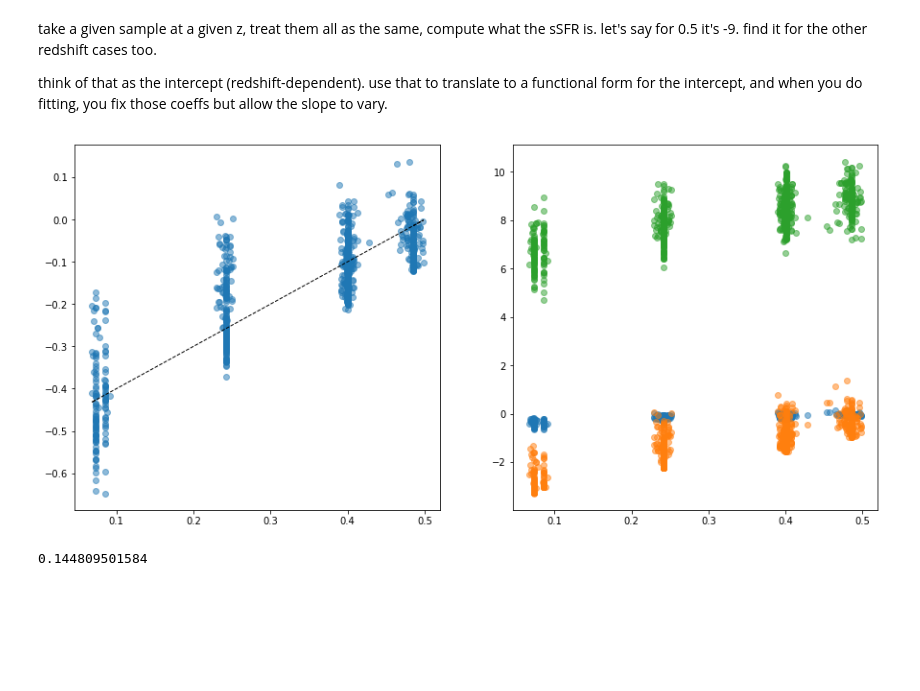
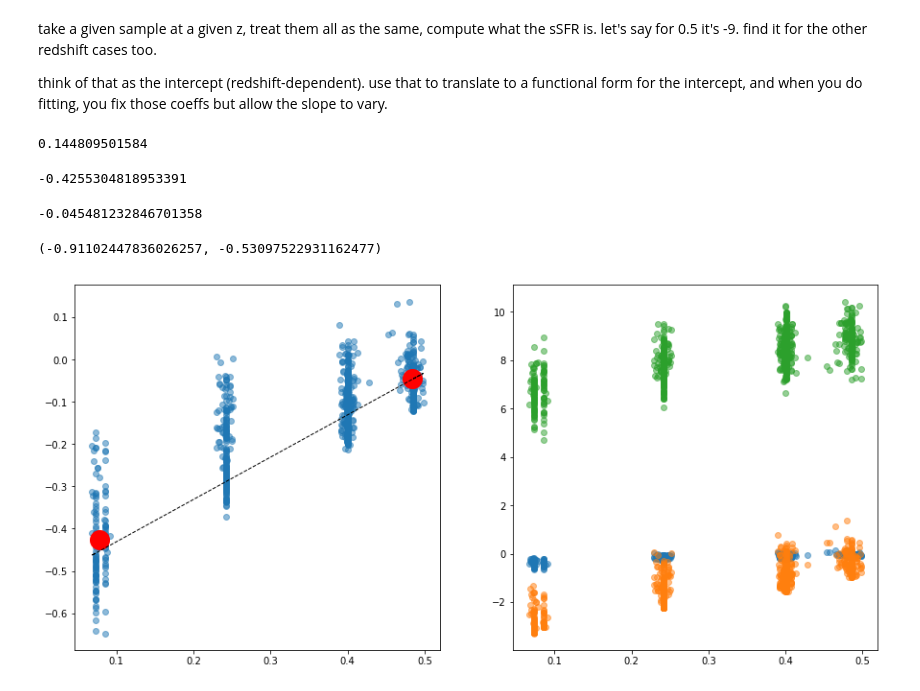
Before and after one commit to kaitshin/LowM_MainSequence, a Jupyter notebook: redshift_dependency.ipynb, the cells around one changed output. Cells and saved outputs as stored; diff of their text form; code cells hidden in the pictures; blank space fills up the shorter version.

```diff
--- a/redshift_dependency.ipynb
+++ b/redshift_dependency.ipynb
@@ -1057,19 +1057,40 @@ take a given sample at a given z, treat them all as the same, compute what the s
 think of that as the intercept (redshift-dependent). use that to translate to a functional form for the intercept, and when you do fitting, you fix those coeffs but allow the slope to vary.
 # %%
 ssfr = sfrs00/smass0
-# %%
-f, ax = plt.subplots(1,2)
-ax[0].plot(zspec0, sfrs00/smass0, 'o', alpha=0.5)
-ax[0].plot(zspec0, zspec0-.5, 'k--')
-
-ax[1].plot(zspec0, sfrs00/smass0, 'o', alpha=0.5)
-ax[1].plot(zspec0, sfrs00, 'o', alpha=0.5)
-ax[1].plot(zspec0, smass0, 'o', alpha=0.5)
-
-f.set_size_inches(15,7)
-# %% [output]
-[figure, removed]
 # %%
 print np.std(sfrs00/smass0)
 # %% [output]
 0.144809501584
+# %%
+aa = np.where(zspec0 < 0.15)[0]
+np.mean(ssfr[aa])
+# %% [output]
+-0.4255304818953391
+# %%
+dd = np.where(zspec0 > 0.45)[0]
+np.mean(ssfr[dd])
+# %% [output]
+-0.045481232846701358
+# %%
+offseta = np.mean(ssfr[aa]) - zspec0[-1]
+offsetd = np.mean(ssfr[dd]) - zspec0[-1]
+offseta, offsetd
+# %% [output]
+(-0.91102447836026257, -0.53097522931162477)
+# %%
+f, ax = plt.subplots(1,2)
+ax[0].plot(zspec0, ssfr, 'o', alpha=0.5)
+ax[0].plot(np.mean(zspec0[aa]), np.mean(ssfr[aa]),'ro', ms=20)
+
+
+ax[0].plot(np.mean(zspec0[dd]), np.mean(ssfr[dd]),'ro', ms=20)
+# ax[0].plot(zspec0+offseta, zspec0, 'k--')
+ax[0].plot(zspec0, zspec0+offsetd, 'k--')
+
+ax[1].plot(zspec0, ssfr, 'o', alpha=0.5)
+ax[1].plot(zspec0, sfrs00, 'o', alpha=0.5)
+ax[1].plot(zspec0, smass0, 'o', alpha=0.5)
+
+f.set_size_inches(15,7)
+# %% [output]
+[figure, added]
```
Also changed, not shown: parts of 1 cell of this notebook.
